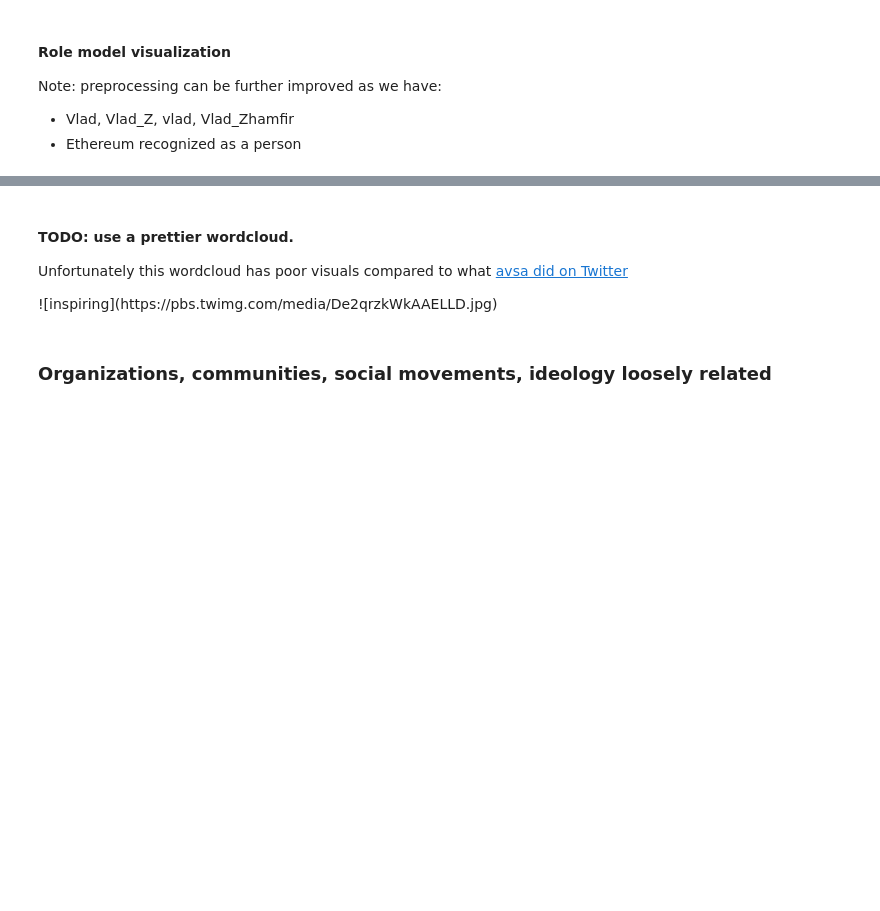
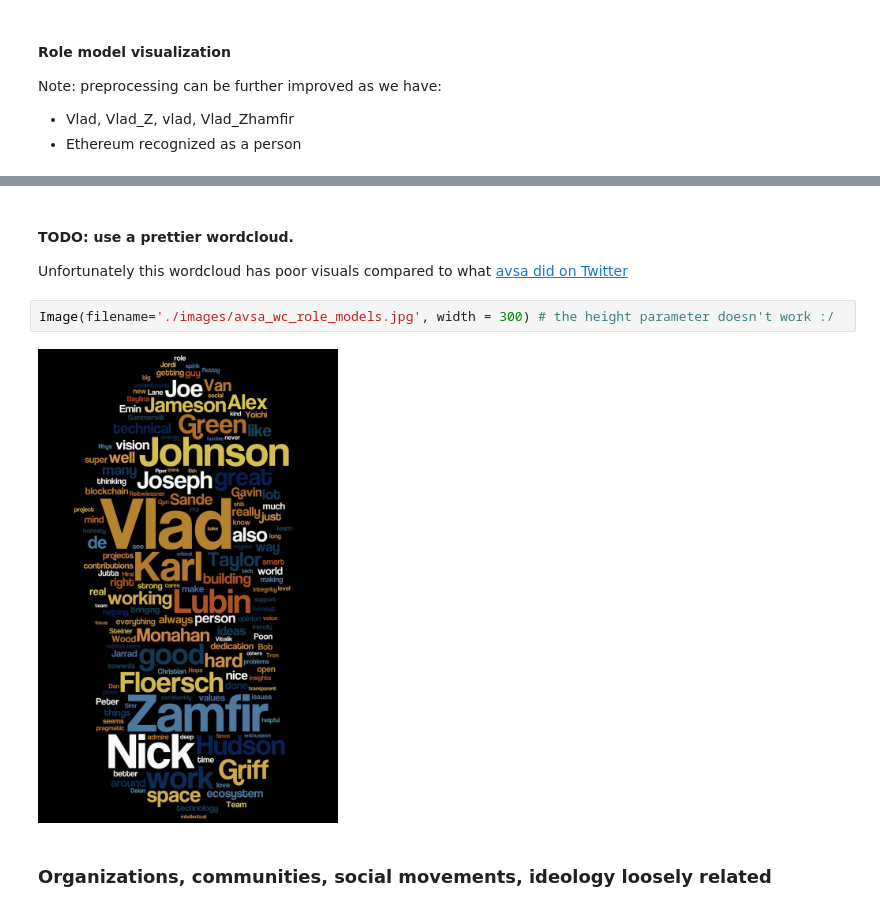
Before and after one commit to status-im/datasets, a Jupyter notebook: 201805_EIP0_shared_values/eip0_shared_values_wordcloud_topic_modelling.ipynb, the cells around one changed output, grey strips where cells are left out. Cells and saved outputs as stored; diff of their text form; blank space fills up the shorter version.

Commit message:
Github doesn't support embedded HTML, change how to display/rescale wordcloud images

```diff
--- a/201805_EIP0_shared_values/eip0_shared_values_wordcloud_topic_modelling.ipynb
+++ b/201805_EIP0_shared_values/eip0_shared_values_wordcloud_topic_modelling.ipynb
@@ -228,7 +228,10 @@ del role_models
 #### TODO: use a prettier wordcloud.
 
 Unfortunately this wordcloud has poor visuals compared to what [avsa did on Twitter](https://twitter.com/avsa/status/1003655572590342145)
-<div style="width: 400px;">![inspiring](https://pbs.twimg.com/media/De2qrzkWkAAELLD.jpg)</div>
+# %%
+Image(filename='./images/avsa_wc_role_models.jpg', width = 300) # the height parameter doesn't work :/
+# %% [output]
+[figure, added]
 # %% [markdown]
 ### Organizations, communities, social movements, ideology loosely related
 # %% [markdown]
```
Also changed, not shown: parts of 25 cells of this notebook, 9 other files.
